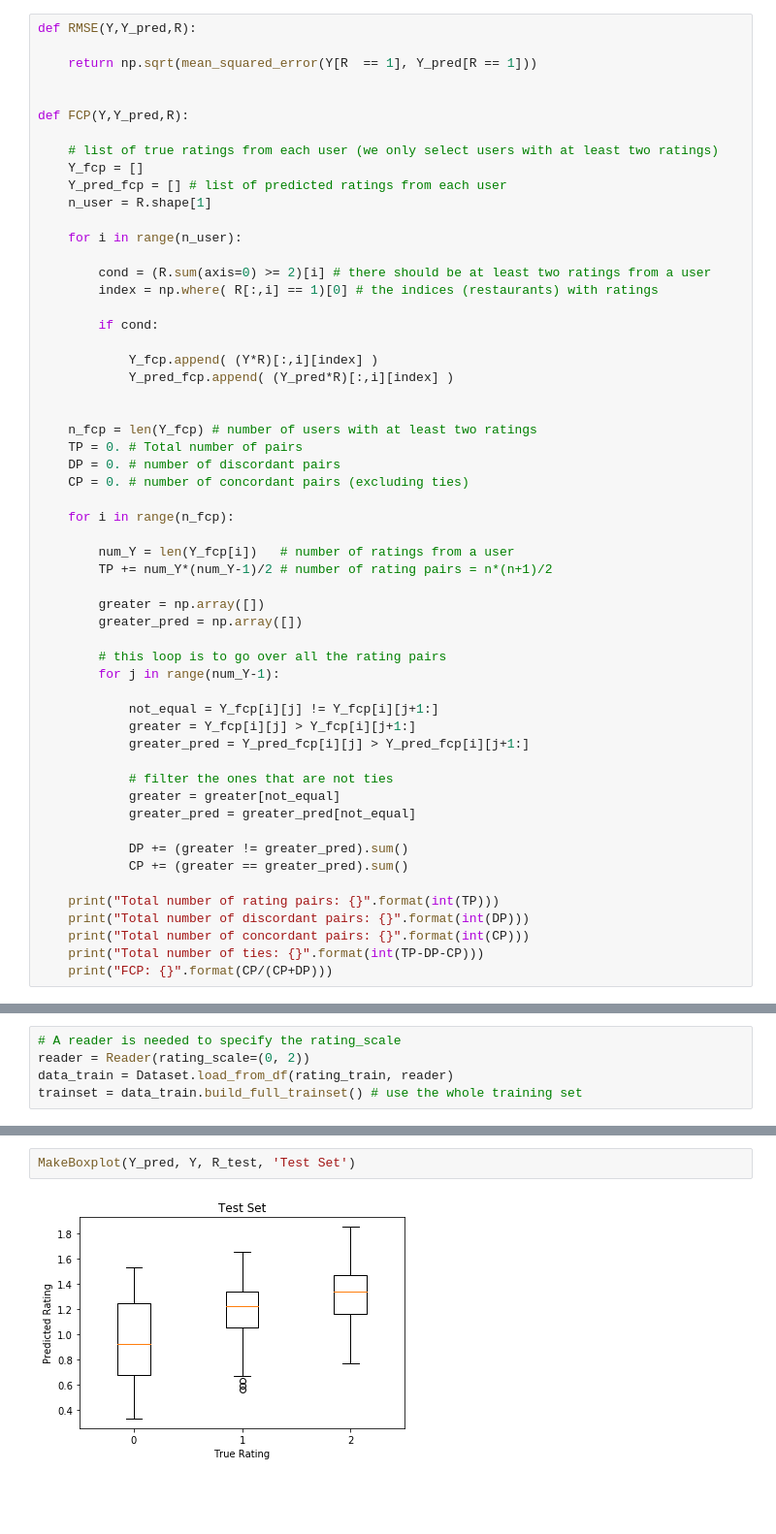
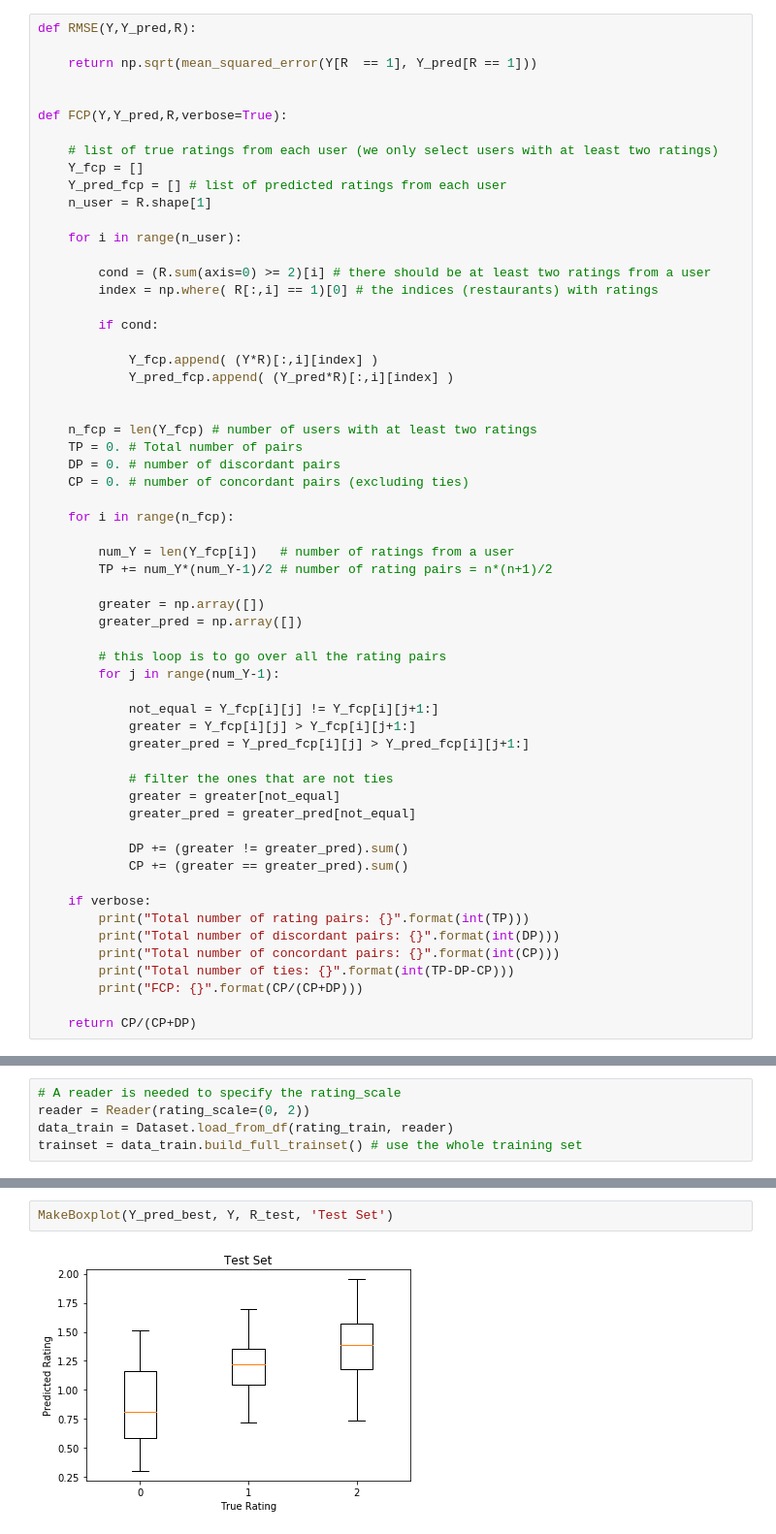
Before and after one commit to liyenhsu/restaurant-data-with-consumer-ratings, a Jupyter notebook: collaborative_filtering.ipynb, the cells around one changed output, grey strips where cells are left out. Shown at 97% size. Cells and saved outputs as stored; diff of their text form; blank space fills up the shorter version.

```diff
--- a/collaborative_filtering.ipynb
+++ b/collaborative_filtering.ipynb
@@ -130,7 +130,7 @@ def RMSE(Y,Y_pred,R):
     return np.sqrt(mean_squared_error(Y[R  == 1], Y_pred[R == 1]))
 
 
-def FCP(Y,Y_pred,R):
+def FCP(Y,Y_pred,R,verbose=True):
 
     # list of true ratings from each user (we only select users with at least two ratings)
     Y_fcp = []
@@ -175,11 +175,14 @@ def FCP(Y,Y_pred,R):
             DP += (greater != greater_pred).sum()
             CP += (greater == greater_pred).sum()
 
-    print("Total number of rating pairs: {}".format(int(TP)))
-    print("Total number of discordant pairs: {}".format(int(DP)))
-    print("Total number of concordant pairs: {}".format(int(CP)))
-    print("Total number of ties: {}".format(int(TP-DP-CP)))
-    print("FCP: {}".format(CP/(CP+DP)))
+    if verbose:
+        print("Total number of rating pairs: {}".format(int(TP)))
+        print("Total number of discordant pairs: {}".format(int(DP)))
+        print("Total number of concordant pairs: {}".format(int(CP)))
+        print("Total number of ties: {}".format(int(TP-DP-CP)))
+        print("FCP: {}".format(CP/(CP+DP)))
+
+    return CP/(CP+DP)
 # %% [markdown]
 ## Benchmark Model ##
 Now we can try building our models. I will only predict the overall ratings in this notebook, as the procedures for the other two ratings are exactly the same anyway. First, I will implement a benchmark model which simply predicts the average of the ratings that a restaurant already received. We can later compare other models with this benchmark to see if they are doing better than just using average ratings.
@@ -497,5 +547,5 @@ MakeBoxplot(Y_pred, Y, R_train, 'Training Set')
 # %%
-MakeBoxplot(Y_pred, Y, R_test, 'Test Set')
+MakeBoxplot(Y_pred_best, Y, R_test, 'Test Set')
 # %% [output]
-[figure, old version]
+[figure, new version]
 # %% [markdown]
```
Also changed, not shown: parts of 9 cells of this notebook, 2 other files.
